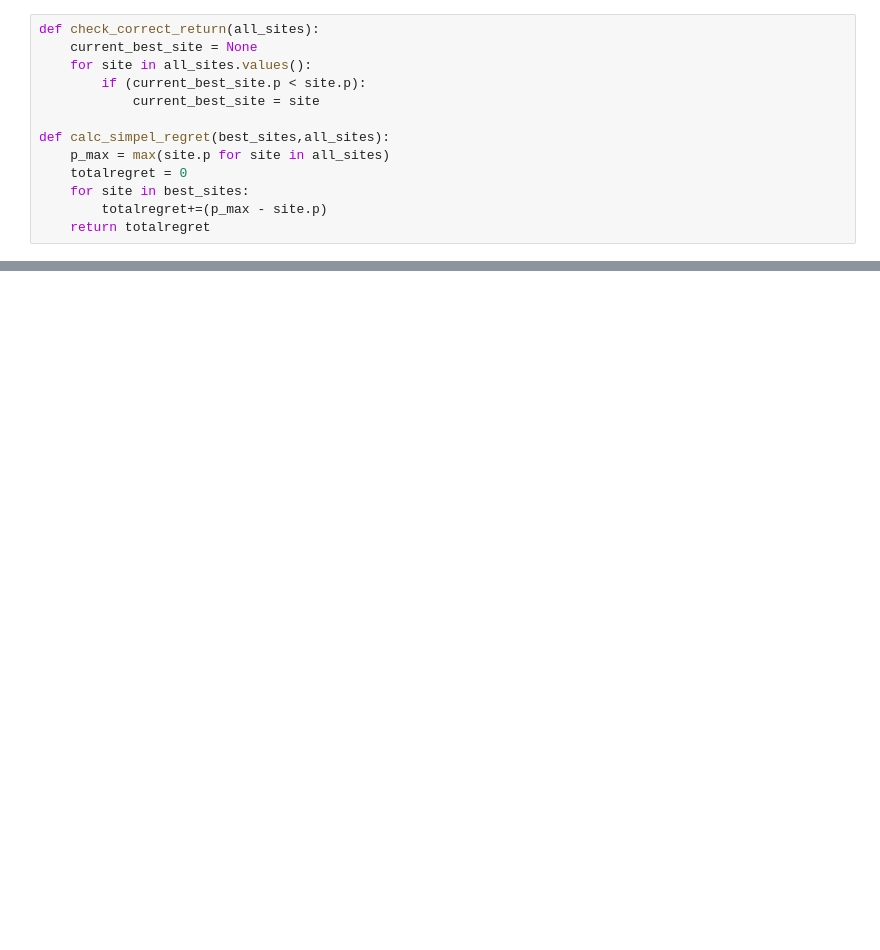
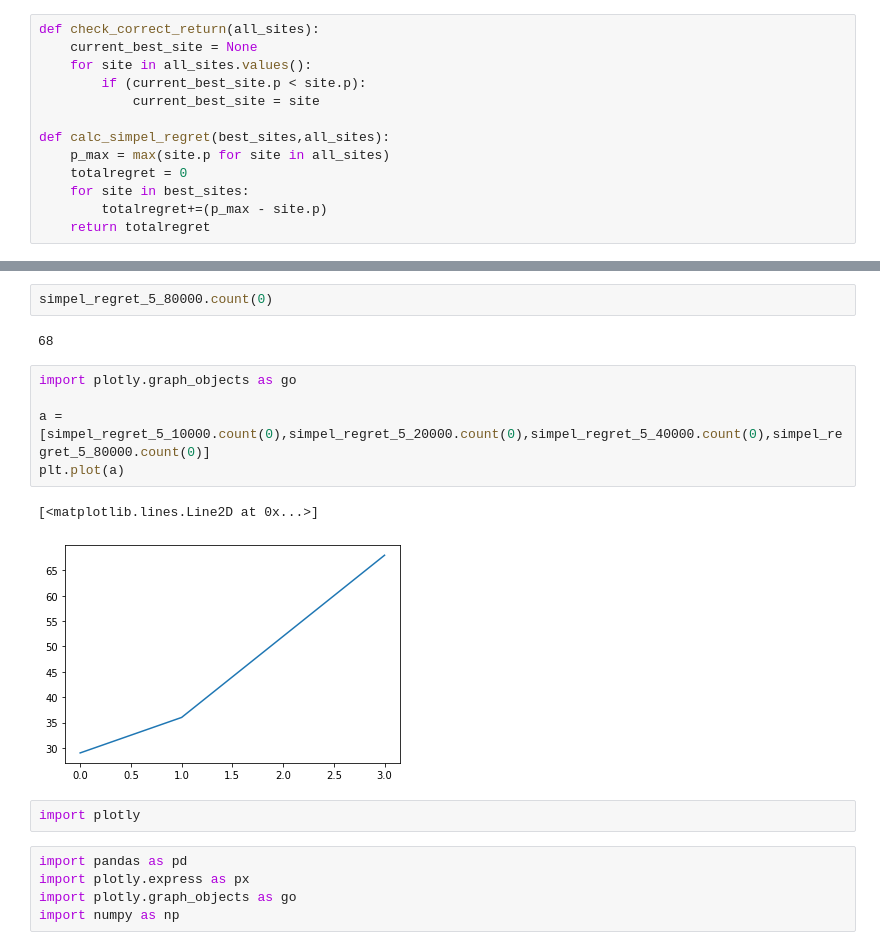
Before and after one commit to FlorisSchmidt/PBO, a Jupyter notebook: analysis.ipynb, the cells around one changed output, grey strips where cells are left out. Saved outputs shown, nothing was run; the diff lists cells and outputs as text; blank space fills up the shorter version.

```diff
--- a/analysis.ipynb
+++ b/analysis.ipynb
@@ -47,0 +192,19 @@ plt.hist(remaining_sites_length);
+# %%
+simpel_regret_5_80000.count(0)
+# %% [output]
+68
+# %%
+import plotly.graph_objects as go
+
+a = [simpel_regret_5_10000.count(0),simpel_regret_5_20000.count(0),simpel_regret_5_40000.count(0),simpel_regret_5_80000.count(0)]
+plt.plot(a)
+# %% [output]
+[<matplotlib.lines.Line2D at 0x...>]
+[figure, added]
+# %%
+import plotly
+# %%
+import pandas as pd
+import plotly.express as px
+import plotly.graph_objects as go
+import numpy as np
```
Also changed, not shown: parts of 21 cells of this notebook.
